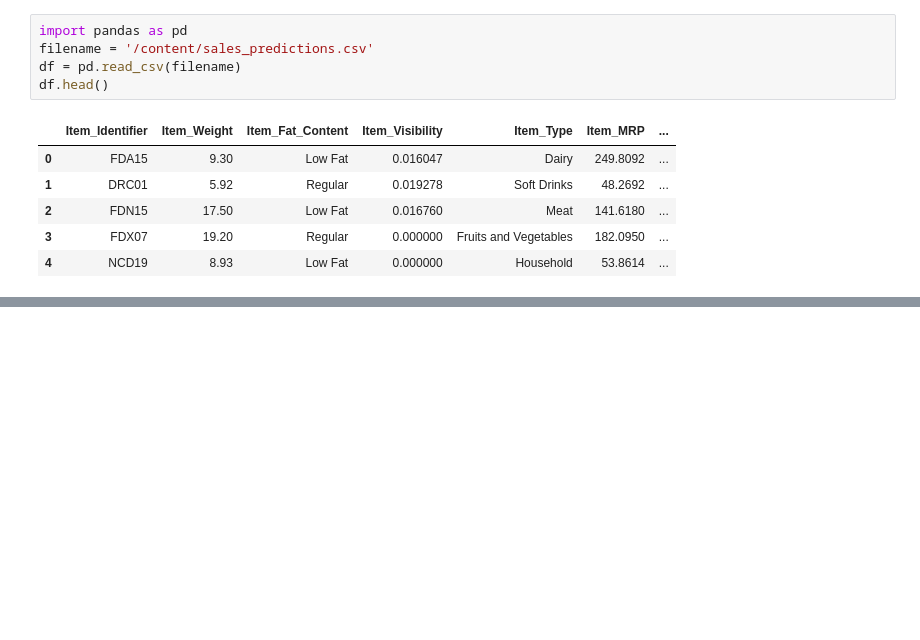
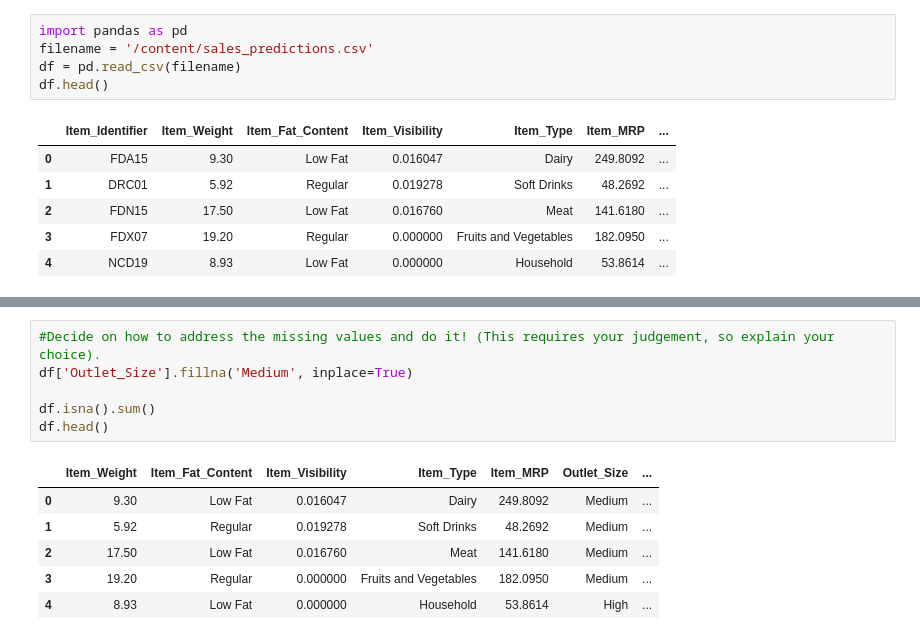
Before and after one commit to LauraDimaria/Sales-Predictions, a Jupyter notebook: Sales_Predictions.ipynb, the cells around one changed output, grey strips where cells are left out. Saved outputs shown, nothing was run; the diff lists cells and outputs as text; blank space fills up the shorter version.

```diff
--- a/Sales_Predictions.ipynb
+++ b/Sales_Predictions.ipynb
@@ -14,0 +93,13 @@ df.head()
+# %%
+#Decide on how to address the missing values and do it! (This requires your judgement, so explain your choice).
+df['Outlet_Size'].fillna('Medium', inplace=True)
+
+df.isna().sum()
+df.head()
+# %% [output]
+|  | Item_Weight | Item_Fat_Content | Item_Visibility | Item_Type | Item_MRP | Outlet_Size | ... |
+| 0 | 9.30 | Low Fat | 0.016047 | Dairy | 249.8092 | Medium | ... |
+| 1 | 5.92 | Regular | 0.019278 | Soft Drinks | 48.2692 | Medium | ... |
+| 2 | 17.50 | Low Fat | 0.016760 | Meat | 141.6180 | Medium | ... |
+| 3 | 19.20 | Regular | 0.000000 | Fruits and Vegetables | 182.0950 | Medium | ... |
+| 4 | 8.93 | Low Fat | 0.000000 | Household | 53.8614 | High | ... |
```
Also changed, not shown: parts of 20 cells of this notebook.
